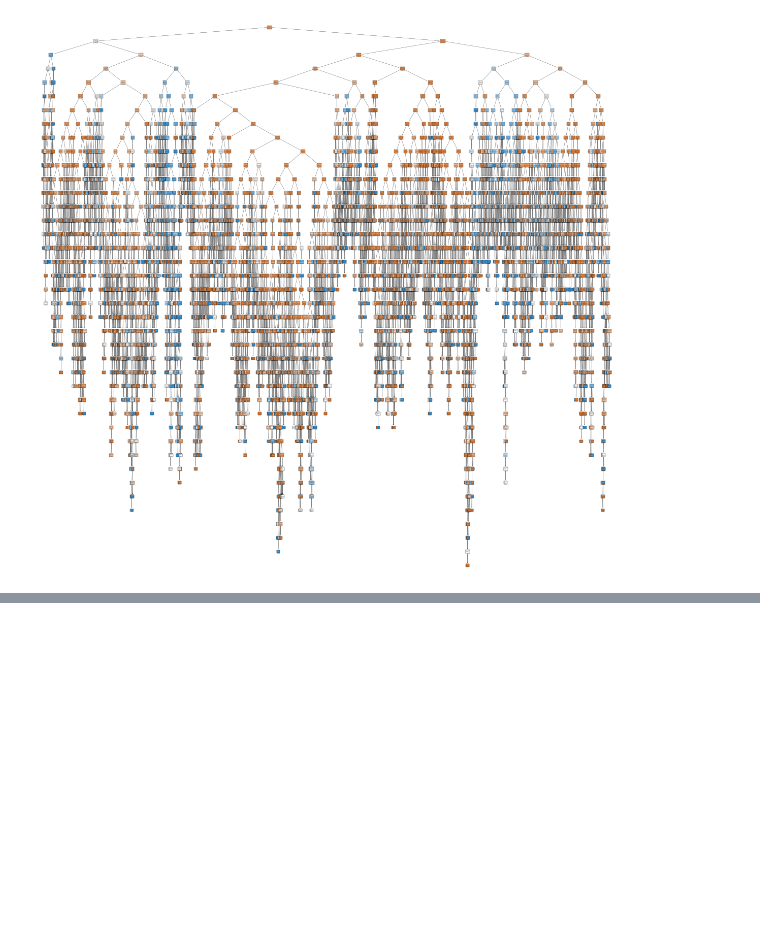
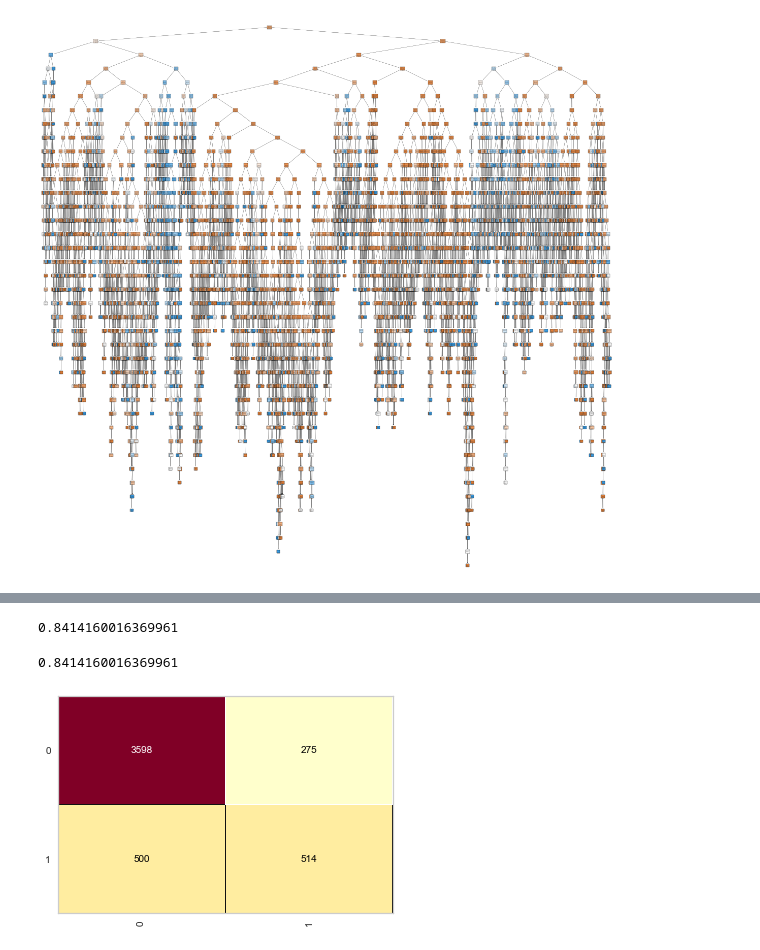
Before and after one commit to ayslanleal/credit-risk-classifier, a Jupyter notebook: training-credit-risk.ipynb, the cells around one changed output, grey strips where cells are left out. Saved outputs shown, nothing was run; the diff lists cells and outputs as text; code cells hidden in the pictures; blank space fills up the shorter version.

Commit message:
add random forest

```diff
--- a/training-credit-risk.ipynb
+++ b/training-credit-risk.ipynb
@@ -82,3 +83,6 @@ tree.plot_tree(arvore_credit, feature_names=previsores_arvore, class_names=str(a
 plt.show()
 # %% [output]
 [figure]
+# %%
+credit_random = RandomForestClassifier(n_estimators=100, criterion='entropy', random_state=0)
+credit_random.fit(x_credit_treino, y_credit_treino)
@@ -84,0 +97,12 @@ plt.show()
+# %%
+previsores_rd = credit_random.predict(x_credit_teste)
+accuracy_score(y_credit_teste, previsores_rd)
+# %% [output]
+0.8414160016369961
+# %%
+cm = ConfusionMatrix(credit_random)
+cm.fit(x_credit_treino, y_credit_treino)
+cm.score(x_credit_teste, y_credit_teste)
+# %% [output]
+0.8414160016369961
+[figure, added]
```
Also changed, not shown: parts of 3 cells of this notebook, 1 other file.
